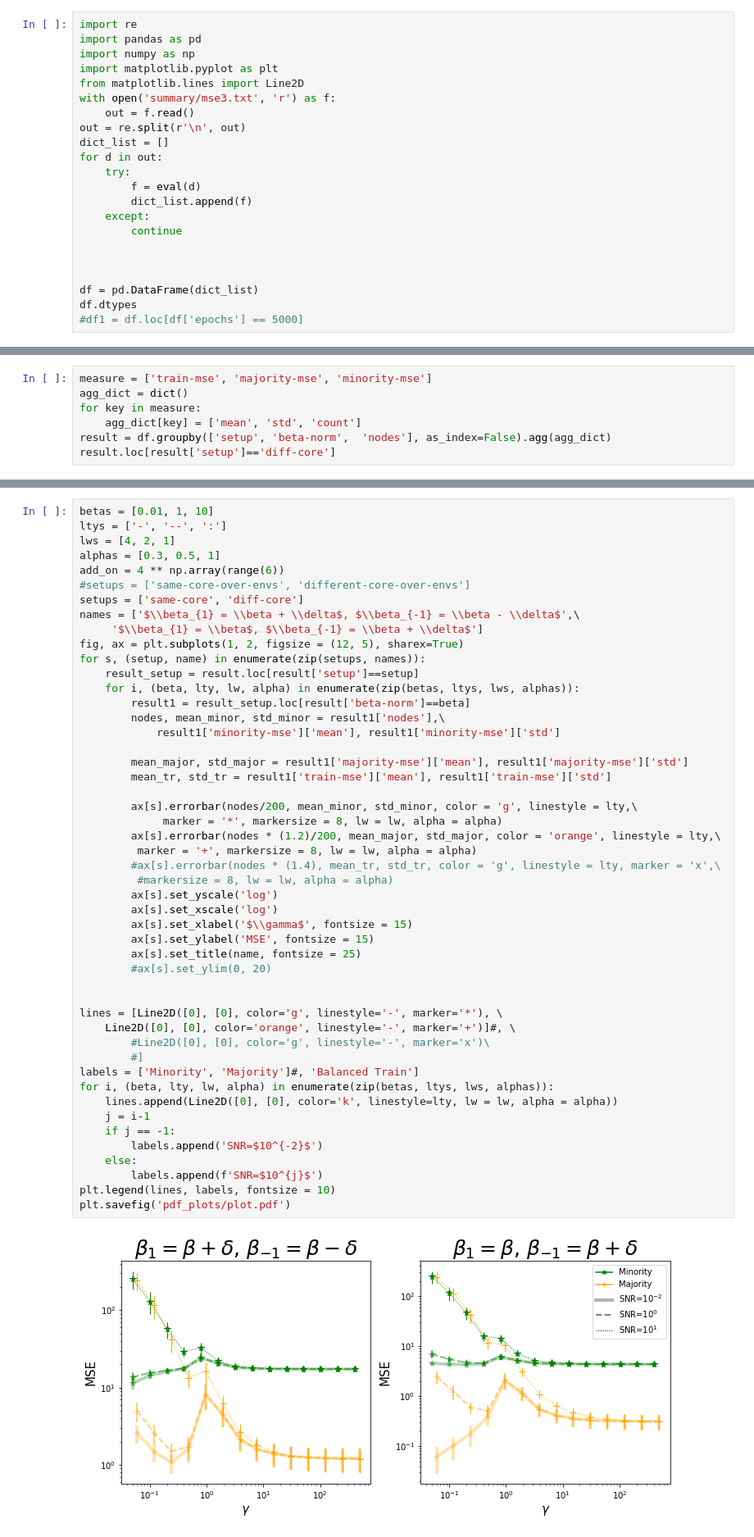
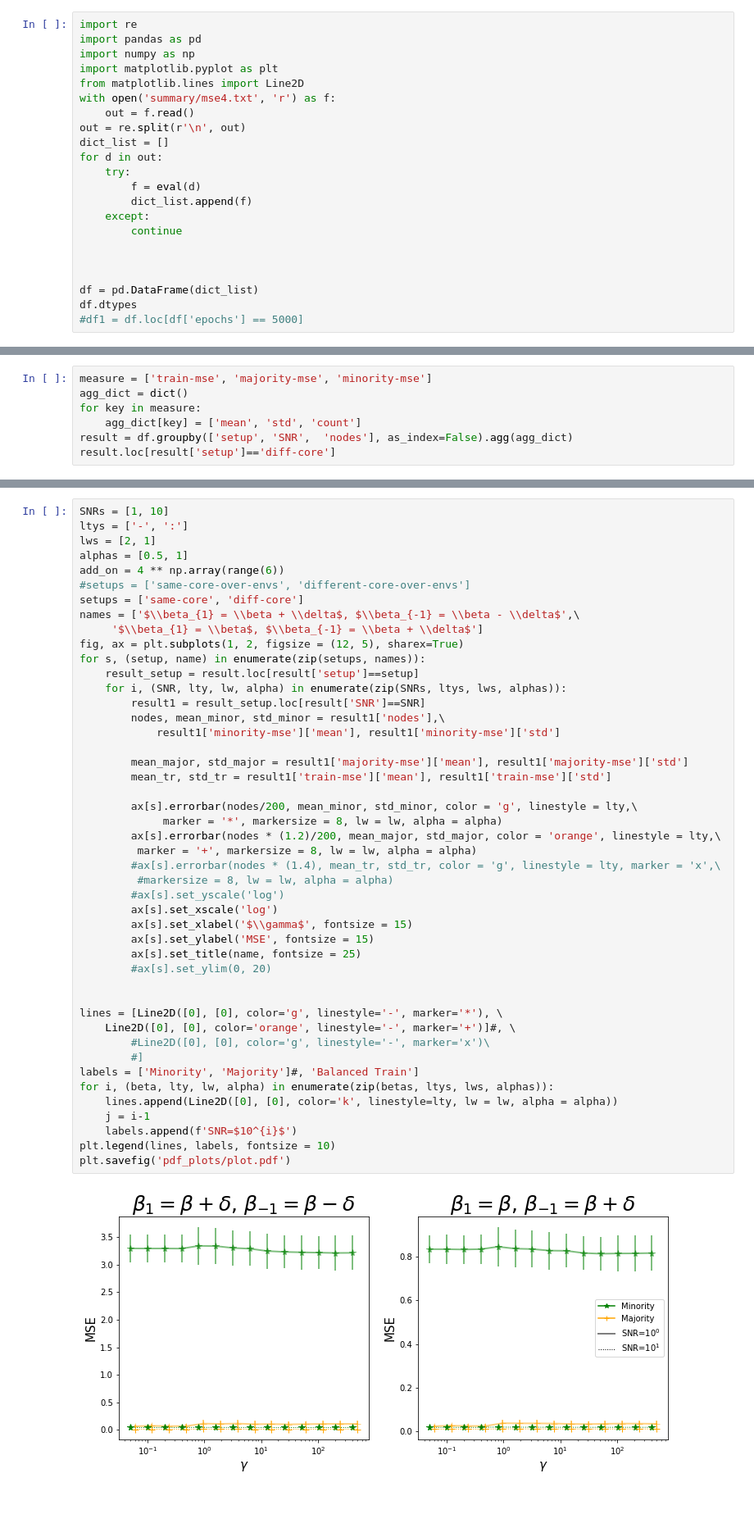
Before and after one commit to smaityumich/overparameterized-group-fairness, a Jupyter notebook: plots.ipynb, the cells around one changed output, grey strips where cells are left out. Shown: that part at 82% size. Drawn from its saved outputs; the diff is of its cells as text; blank space fills up the shorter version.

```diff
--- a/plots.ipynb
+++ b/plots.ipynb
@@ -108,7 +108,7 @@ import pandas as pd
 import numpy as np
 import matplotlib.pyplot as plt
 from matplotlib.lines import Line2D
-with open('summary/mse3.txt', 'r') as f:
+with open('summary/mse4.txt', 'r') as f:
     out = f.read()
 out = re.split(r'\n', out)
 dict_list = []
@@ -139,6 +139,6 @@ measure = ['train-mse', 'majority-mse', 'minority-mse']
 agg_dict = dict()
 for key in measure:
     agg_dict[key] = ['mean', 'std', 'count']
-result = df.groupby(['setup', 'beta-norm',  'nodes'], as_index=False).agg(agg_dict)
+result = df.groupby(['setup', 'SNR',  'nodes'], as_index=False).agg(agg_dict)
 result.loc[result['setup']=='diff-core']
 # %% [output]
@@ -185,10 +185,10 @@ plt.legend(lines, ['Minority', 'Majority', 'Balanced Train'], title='MSE')
 #plt.title('$\\text{SNR}=\\frac{\\|\\beta\\|_2^2}{\\|\\delta\\|_2^2}$')
 plt.savefig('pdf_plots/plot.pdf')
 # %%
-betas = [0.01, 1, 10]
-ltys = ['-', '--', ':']
-lws = [4, 2, 1]
-alphas = [0.3, 0.5, 1]
+SNRs = [1, 10]
+ltys = ['-', ':']
+lws = [2, 1]
+alphas = [0.5, 1]
 add_on = 4 ** np.array(range(6))
 #setups = ['same-core-over-envs', 'different-core-over-envs']
 setups = ['same-core', 'diff-core']
@@ -197,41 +197,38 @@ names = ['$\\beta_{1} = \\beta + \\delta$, $\\beta_{-1} = \\beta - \\delta$',\
 fig, ax = plt.subplots(1, 2, figsize = (12, 5), sharex=True)
 for s, (setup, name) in enumerate(zip(setups, names)):
     result_setup = result.loc[result['setup']==setup]
-    for i, (beta, lty, lw, alpha) in enumerate(zip(betas, ltys, lws, alphas)):
-        result1 = result_setup.loc[result['beta-norm']==beta]
+    for i, (SNR, lty, lw, alpha) in enumerate(zip(SNRs, ltys, lws, alphas)):
+        result1 = result_setup.loc[result['SNR']==SNR]
         nodes, mean_minor, std_minor = result1['nodes'],\
             result1['minority-mse']['mean'], result1['minority-mse']['std']
 
         mean_major, std_major = result1['majority-mse']['mean'], result1['majority-mse']['std']
         mean_tr, std_tr = result1['train-mse']['mean'], result1['train-mse']['std']
 
         ax[s].errorbar(nodes/200, mean_minor, std_minor, color = 'g', linestyle = lty,\
              marker = '*', markersize = 8, lw = lw, alpha = alpha)
         ax[s].errorbar(nodes * (1.2)/200, mean_major, std_major, color = 'orange', linestyle = lty,\
          marker = '+', markersize = 8, lw = lw, alpha = alpha)
         #ax[s].errorbar(nodes * (1.4), mean_tr, std_tr, color = 'g', linestyle = lty, marker = 'x',\
          #markersize = 8, lw = lw, alpha = alpha)
-        ax[s].set_yscale('log')
+        #ax[s].set_yscale('log')
         ax[s].set_xscale('log')
         ax[s].set_xlabel('$\\gamma$', fontsize = 15)
         ax[s].set_ylabel('MSE', fontsize = 15)
         ax[s].set_title(name, fontsize = 25)
         #ax[s].set_ylim(0, 20)
 
 
 lines = [Line2D([0], [0], color='g', linestyle='-', marker='*'), \
     Line2D([0], [0], color='orange', linestyle='-', marker='+')]#, \
         #Line2D([0], [0], color='g', linestyle='-', marker='x')\
         #]
 labels = ['Minority', 'Majority']#, 'Balanced Train']
 for i, (beta, lty, lw, alpha) in enumerate(zip(betas, ltys, lws, alphas)):
     lines.append(Line2D([0], [0], color='k', linestyle=lty, lw = lw, alpha = alpha))
     j = i-1
-    if j == -1:
-        labels.append('SNR=$10^{-2}$')
-    else:
-        labels.append(f'SNR=$10^{j}$')
+    labels.append(f'SNR=$10^{i}$')
 plt.legend(lines, labels, fontsize = 10)
 plt.savefig('pdf_plots/plot.pdf')
 # %% [output]
-[figure, old version]
+[figure, new version]
```
Also changed, not shown: parts of 3 cells of this notebook, 12 other files.
